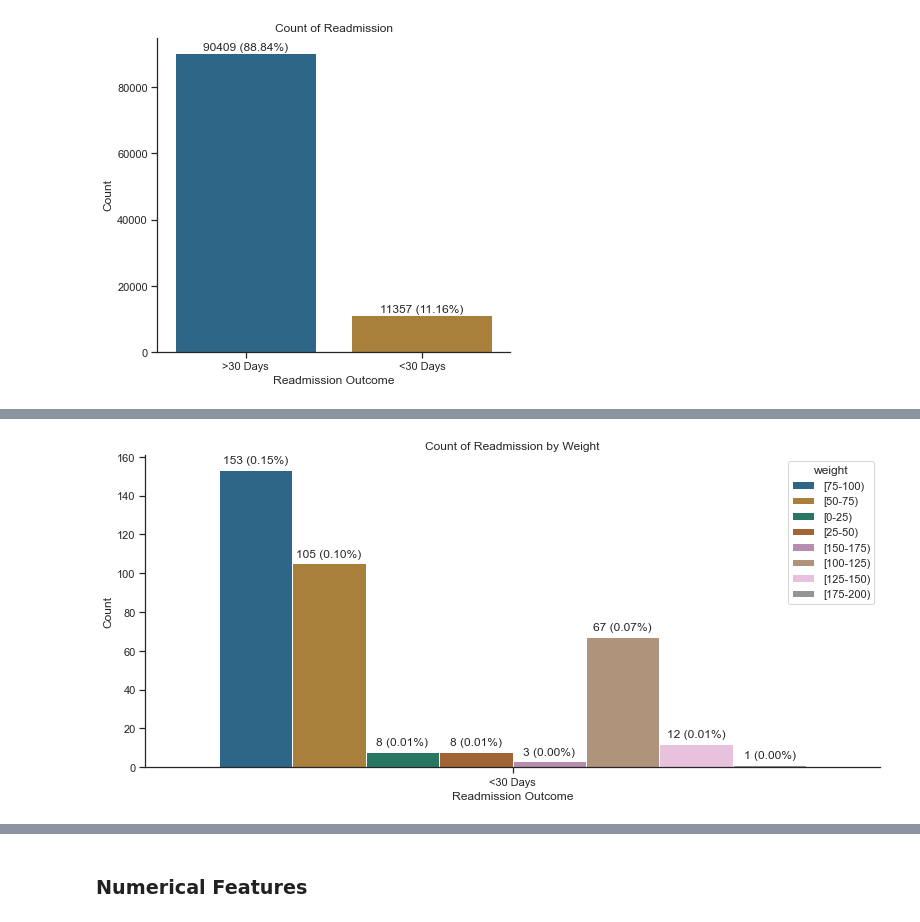
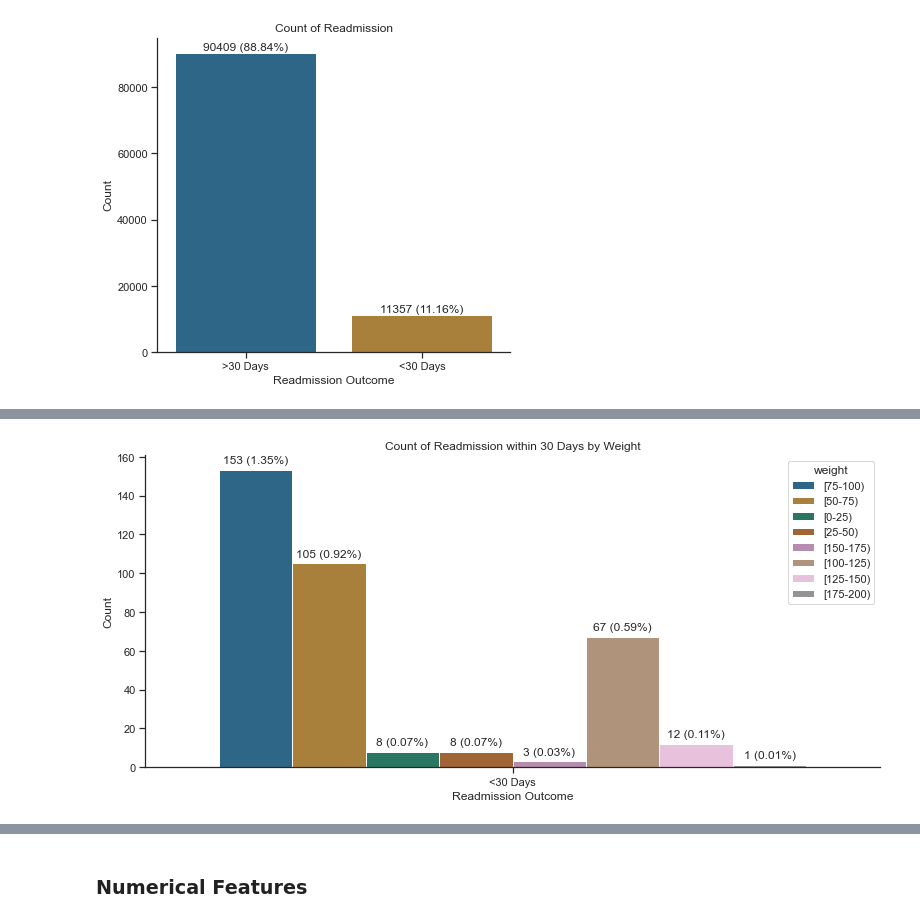
Before and after one commit to johncarloluna/diabetes-hospitaliozation, a Jupyter notebook: predicting-readmission.ipynb, the cells around one changed output, grey strips where cells are left out. Cells and saved outputs as stored; diff of their text form; code cells hidden in the pictures.

```diff
--- a/predicting-readmission.ipynb
+++ b/predicting-readmission.ipynb
@@ -246,7 +245,7 @@ for i in icd_9_cols:
     diabetes_df[i] = np.select(conditions, choices, default=None)
 
     # Assigns diagnoses columns as object data type.
-    diabetes_df[i].astype('object')
+    diabetes_df[i] = diabetes_df[i].astype('object')
 # %%
 # Dropping columns not useful for analysis. Maybe useful features for future analysis.
 diabetes_df = diabetes_df.drop(columns=['payer_code', 'medical_specialty'])
@@ -311,18 +349,22 @@ with sns.plotting_context(context='notebook'):
 with sns.plotting_context(context='notebook'):
     sns.set_style('ticks')
     sns.set_palette('colorblind')
-    ax_1 = sns.catplot(x='readmitted', hue='age', data=readmission_output, kind='count', legend_out=False, saturation=0.5)
-    ax_1.set_xticklabels(['<30 Days'])
-    ax_1.fig.set_size_inches(16, 5)
-    plt.title('Count of Readmission by Age')
+    ax_4 = sns.catplot(x='readmitted', hue='age', data=readmission_output,
+                       kind='count', legend_out=False, saturation=0.5)
+    ax_4.set_xticklabels(['<30 Days'])
+    ax_4.fig.set_size_inches(18, 5)
+    plt.title('Count of Readmisison within 30 Days by Age')
     plt.xlabel('Readmission Outcome')
     plt.ylabel('Count')
 
     # Adding labels.
-    for i in ax_1.ax.patches:
+    for i in ax_4.ax.patches:
         h = i.get_height()
-        total = len(diabetes_df)
+        total = len(readmission_output)
         count = int(h)
-        ax_1.ax.text(i.get_x() + (i.get_width() / 2), h + 75, '{} ({:.2f}%)'.format(
+        ax_4.ax.text(i.get_x() + (i.get_width() / 2), h + 75, '{} ({:.2f}%)'.format(
             count, (count / total) * 100), ha='center', va='center', fontweight='medium')
+
+    # Preparing figure for export.
+    # plt.savefig('readmission-vs-age.png', bbox_inches='tight')
 # %% [output]
@@ -330,25 +372,28 @@ with sns.plotting_context(context='notebook'):
 # %%
 # Plotting readmission outcome by weight.
 with sns.plotting_context(context='notebook'):
     sns.set_style('ticks')
     sns.set_palette('colorblind')
-    ax_1 = sns.catplot(x='readmitted', hue='weight',data=readmission_output,
+    ax_5 = sns.catplot(x='readmitted', hue='weight',data=readmission_output,
                        kind='count', legend_out=False, saturation=0.5)
-    ax_1.set_xticklabels(['<30 Days'])
-    ax_1.fig.set_size_inches(12, 5)
-    plt.title('Count of Readmission by Weight')
+    ax_5.set_xticklabels(['<30 Days'])
+    ax_5.fig.set_size_inches(12, 5)
+    plt.title('Count of Readmission within 30 Days by Weight')
     plt.xlabel('Readmission Outcome')
     plt.ylabel('Count')
 
     # Adding labels.
-    for i in ax_1.ax.patches:
+    for i in ax_5.ax.patches:
         h = i.get_height()
-        total = len(diabetes_df)
+        total = len(readmission_output)
         count = int(h)
-        ax_1.ax.text(i.get_x() + (i.get_width() / 2), h + 5, '{} ({:.2f}%)'.format(
+        ax_5.ax.text(i.get_x() + (i.get_width() / 2), h + 5, '{} ({:.2f}%)'.format(
             count, (count / total) * 100), ha='center', va='center', fontweight='medium')
+
+    # Preparing figure for export.\
+    # plt.savefig('readmission-vs-weight.png', bbox_inches='tight')
 # %% [output]
-[figure, old version]
+[figure, new version]
 # %%
 # Plotting readmission outcome by primary diagnosis.
 with sns.plotting_context(context='notebook'):
```
Also changed, not shown: parts of 22 cells of this notebook, 7 other files.
